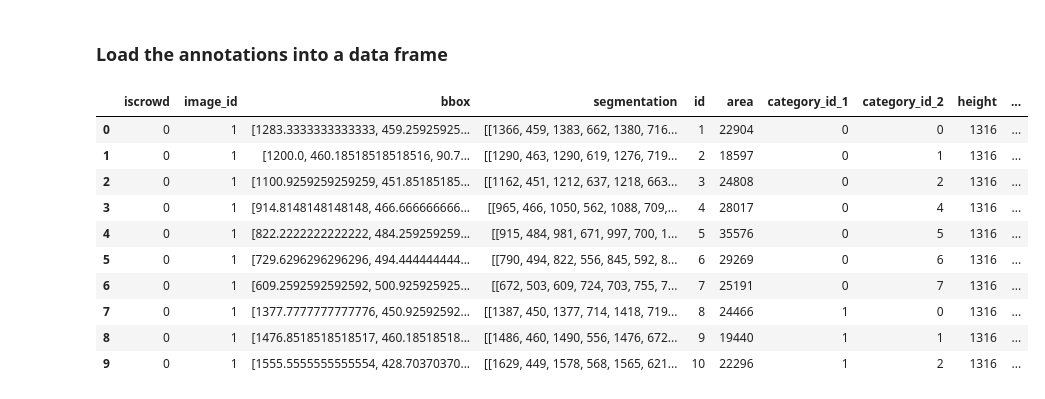
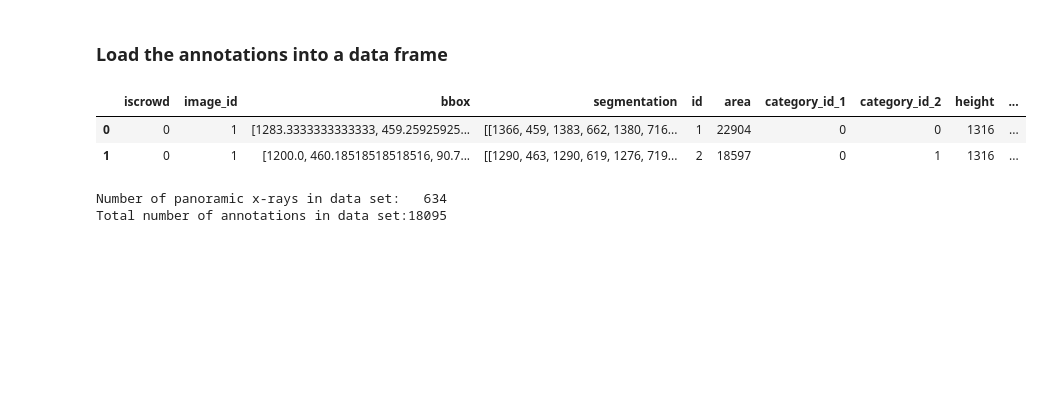
Before and after one commit to awerdich/detection, a Jupyter notebook: notebooks/01_dentex_download.ipynb, the cells around one changed output. Saved outputs shown, nothing was run; the diff lists cells and outputs as text; code cells hidden in the pictures; blank space fills up the shorter version.

Commit message:
download dentex data for object detection

```diff
--- a/notebooks/01_dentex_download.ipynb
+++ b/notebooks/01_dentex_download.ipynb
@@ -120,27 +163,24 @@ def show_image_with_boxes(image, box_list, label_list, edgecolor=None, ax=None):
 # %%
 annotations_file_name = 'train_quadrant_enumeration.json'
 annotations_file = os.path.join(data_dir,
                                 'quadrant_enumeration',
                                 annotations_file_name)
 annotations = dtx.load_annotations(annotations_file)
 
 # Convert the annotations into a data frame
 df = dtx.annotations_to_df()
 
-# The categories describe the quadrant and tooth positions
+# The categories are the quadrants and tooth positions
 df = df.rename(columns={'category_id_1_name': 'quadrant',
                         'category_id_2_name': 'pos'})
 
-display(df.head(10))
+display(df.head(2))
+
+print(f'Number of panoramic x-rays in data set:   {len(df['file_name'].unique())}')
+print(f'Total number of annotations in data set:{df.shape[0]}')
 # %% [output]
 |  | iscrowd | image_id | bbox | segmentation | id | area | category_id_1 | category_id_2 | height | ... |
 | 0 | 0 | 1 | [1283.3333333333333, 459.25925925... | [[1366, 459, 1383, 662, 1380, 716... | 1 | 22904 | 0 | 0 | 1316 | ... |
 | 1 | 0 | 1 | [1200.0, 460.18518518518516, 90.7... | [[1290, 463, 1290, 619, 1276, 719... | 2 | 18597 | 0 | 1 | 1316 | ... |
-| 2 | 0 | 1 | [1100.9259259259259, 451.85185185... | [[1162, 451, 1212, 637, 1218, 663... | 3 | 24808 | 0 | 2 | 1316 | ... |
-| 3 | 0 | 1 | [914.8148148148148, 466.666666666... | [[965, 466, 1050, 562, 1088, 709,... | 4 | 28017 | 0 | 4 | 1316 | ... |
-| 4 | 0 | 1 | [822.2222222222222, 484.259259259... | [[915, 484, 981, 671, 997, 700, 1... | 5 | 35576 | 0 | 5 | 1316 | ... |
-| 5 | 0 | 1 | [729.6296296296296, 494.444444444... | [[790, 494, 822, 556, 845, 592, 8... | 6 | 29269 | 0 | 6 | 1316 | ... |
-| 6 | 0 | 1 | [609.2592592592592, 500.925925925... | [[672, 503, 609, 724, 703, 755, 7... | 7 | 25191 | 0 | 7 | 1316 | ... |
-| 7 | 0 | 1 | [1377.7777777777776, 450.92592592... | [[1387, 450, 1377, 714, 1418, 719... | 8 | 24466 | 1 | 0 | 1316 | ... |
-| 8 | 0 | 1 | [1476.8518518518517, 460.18518518... | [[1486, 460, 1490, 556, 1476, 672... | 9 | 19440 | 1 | 1 | 1316 | ... |
-| 9 | 0 | 1 | [1555.5555555555554, 428.70370370... | [[1629, 449, 1578, 568, 1565, 621... | 10 | 22296 | 1 | 2 | 1316 | ... |
+Number of panoramic x-rays in data set:   634
+Total number of annotations in data set:18095
```
Also changed, not shown: parts of 6 cells of this notebook.
